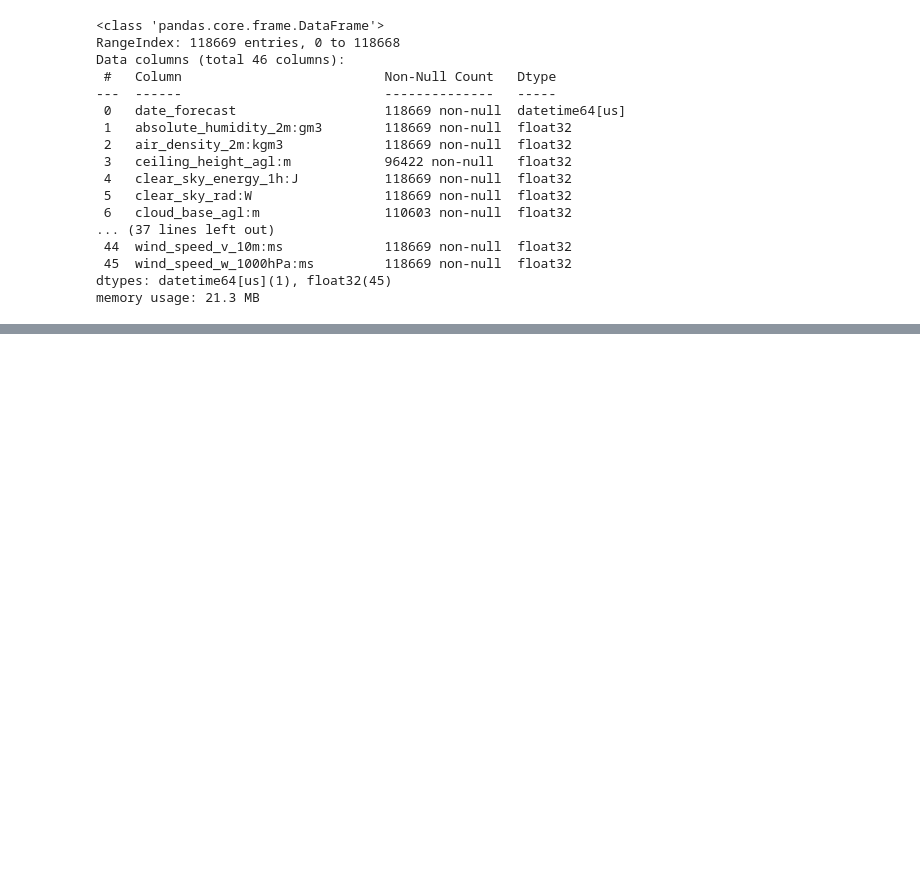
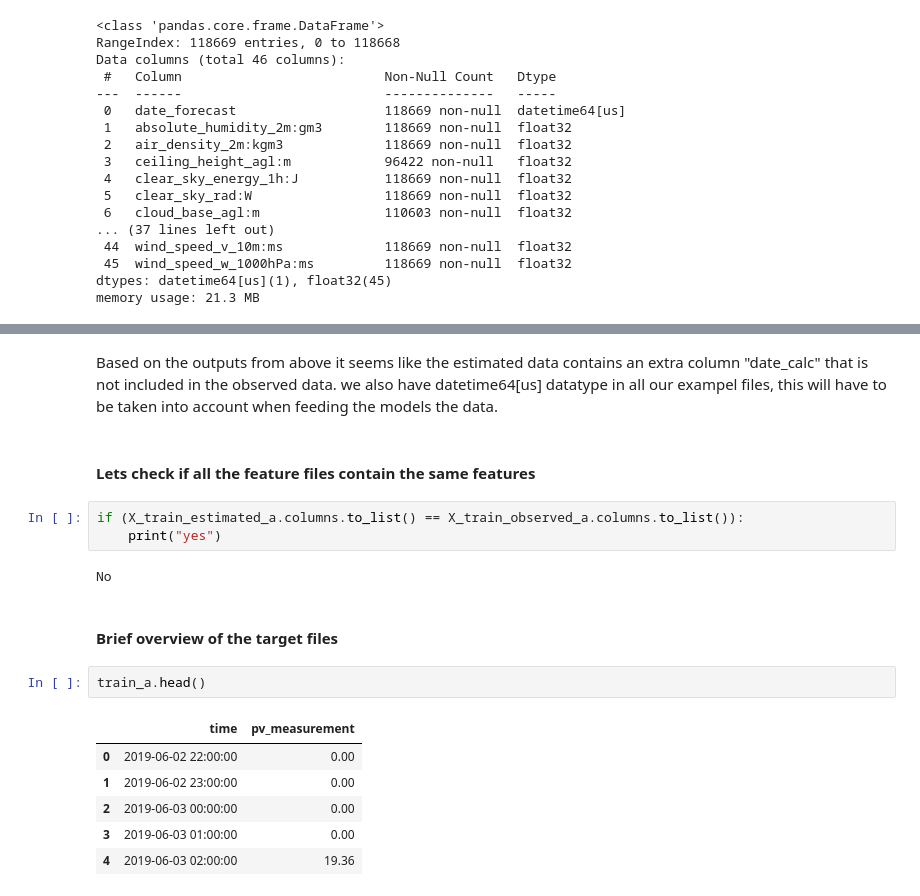
Before and after one commit to MikaelShahly/TDT4173-Machine-Learning-Project-Task, a Jupyter notebook: data_analysis/exploratory_data_analysis.ipynb, the cells around one changed output, grey strips where cells are left out. Drawn from its saved outputs; the diff is of its cells as text; blank space fills up the shorter version.

Commit message:
more data anlysis

```diff
--- a/data_analysis/exploratory_data_analysis.ipynb
+++ b/data_analysis/exploratory_data_analysis.ipynb
@@ -74,0 +121,21 @@ memory usage: 21.3 MB
+# %% [markdown]
+Based on the outputs from above it seems like the estimated data contains an extra column "date_calc" that is not included in the observed data.
+we also have datetime64[us] datatype in all our exampel files, this will have to be taken into account when feeding the models the data.
+# %% [markdown]
+#### Lets check if all the feature files contain the same features
+# %%
+if (X_train_estimated_a.columns.to_list() == X_train_observed_a.columns.to_list()):
+    print("yes")
+# %% [output]
+No
+# %% [markdown]
+#### Brief overview of the target files
+# %%
+train_a.head()
+# %% [output]
+|  | time | pv_measurement |
+| 0 | 2019-06-02 22:00:00 | 0.00 |
+| 1 | 2019-06-02 23:00:00 | 0.00 |
+| 2 | 2019-06-03 00:00:00 | 0.00 |
+| 3 | 2019-06-03 01:00:00 | 0.00 |
+| 4 | 2019-06-03 02:00:00 | 19.36 |
```
Also changed, not shown: parts of 11 cells of this notebook, 1 other file.
